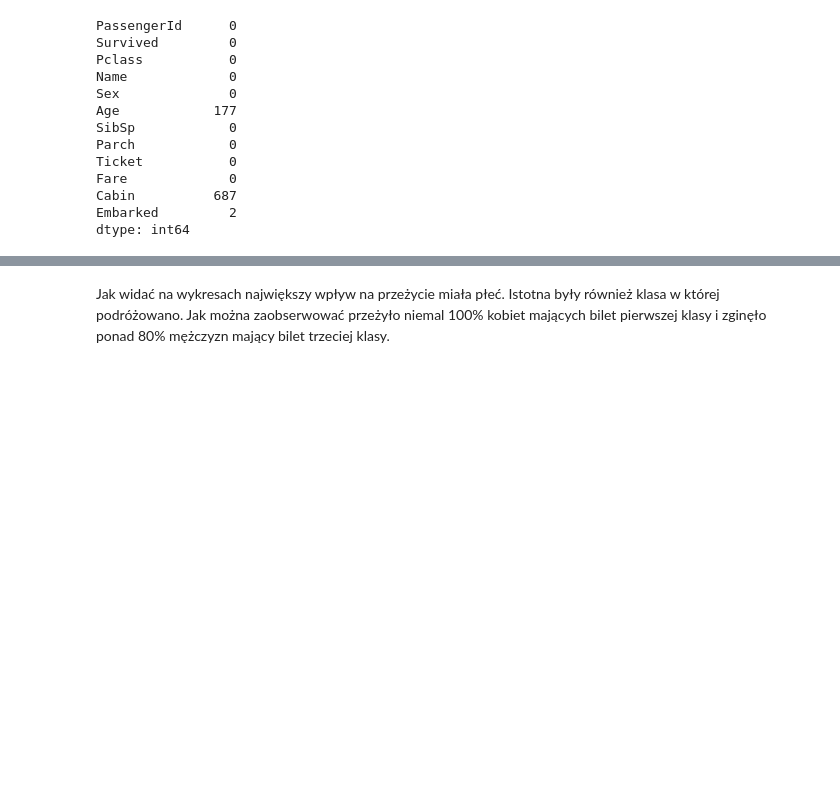
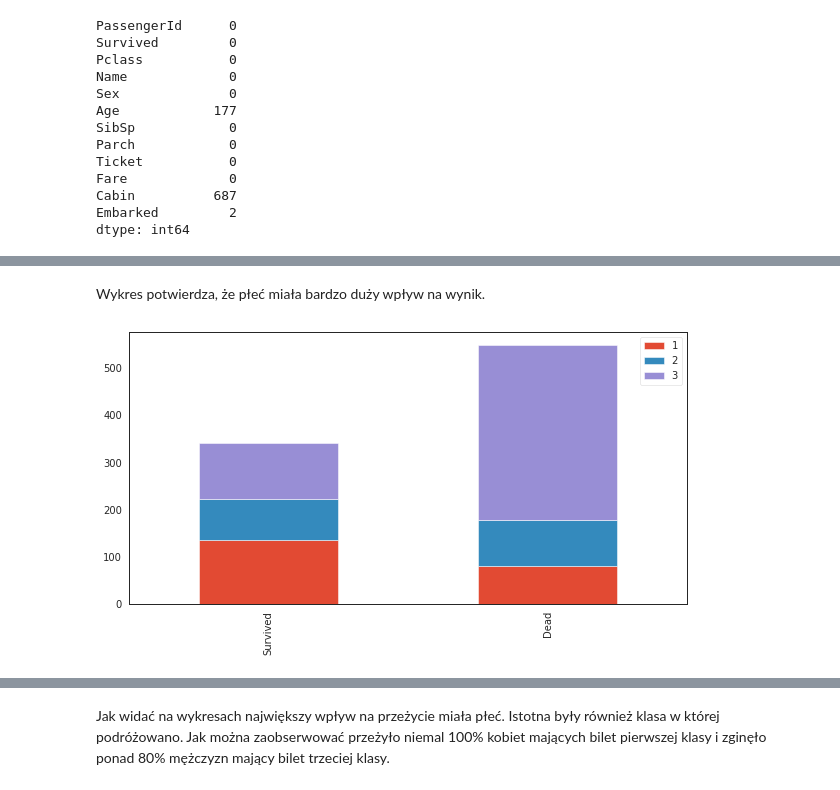
Before and after one commit to PGatak/basic_projects, a Jupyter notebook: titanic-ml/predict.ipynb, the cells around one changed output, grey strips where cells are left out. Drawn from its saved outputs; the diff is of its cells as text; code cells hidden in the pictures; blank space fills up the shorter version.

```diff
--- a/titanic-ml/predict.ipynb
+++ b/titanic-ml/predict.ipynb
@@ -156,0 +115,6 @@ plt.tight_layout()
+# %% [markdown]
+Wykres potwierdza, że płeć miała bardzo duży wpływ na wynik.
+# %%
+bar_chart('Pclass')
+# %% [output]
+[figure, added]
```
Also changed, not shown: parts of 183 cells of this notebook, 9 other files.
